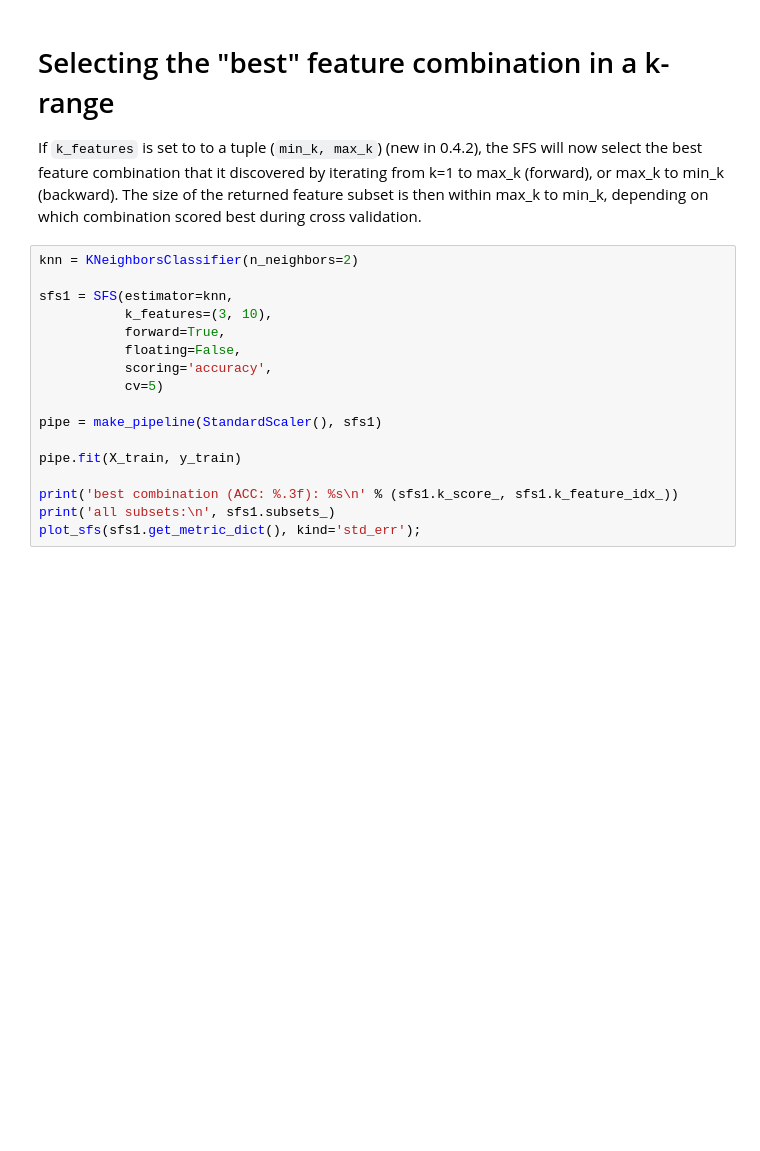
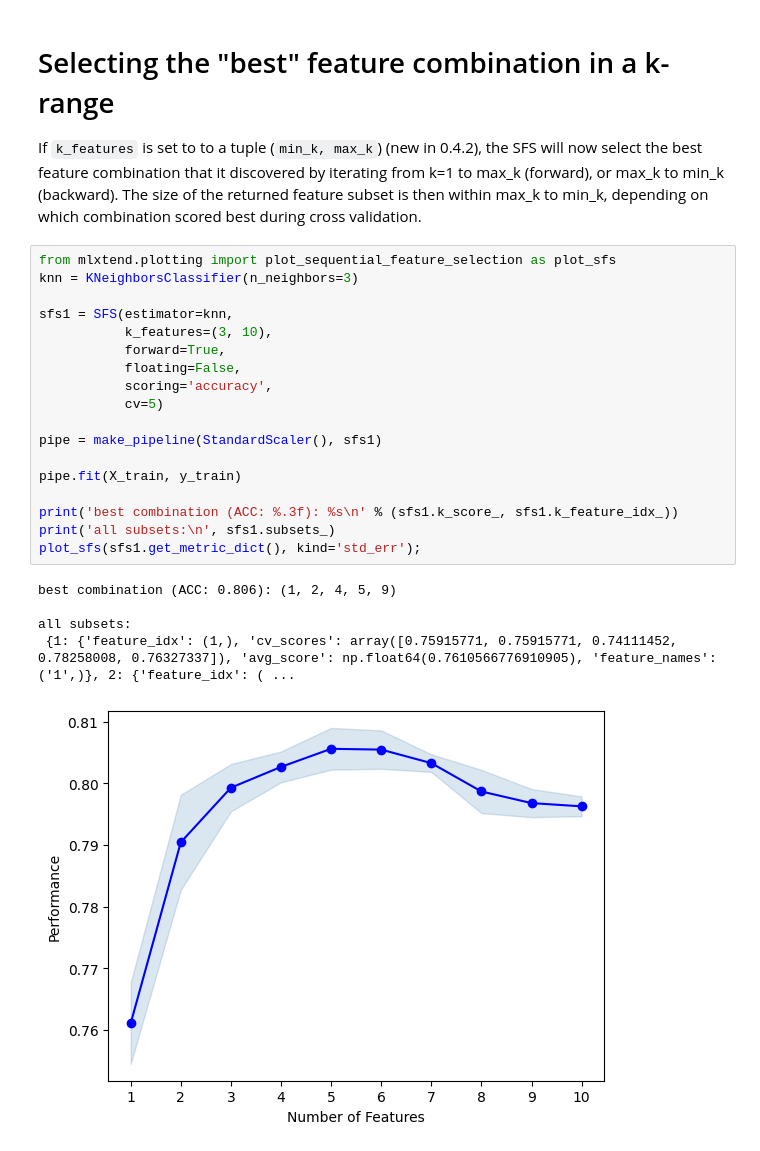
Before and after one commit to encoras/Artificial-Intelligence-Group, a Jupyter notebook: Feature_selection_Task_classifier_adult.ipynb, the cells around one changed output. Cells and saved outputs as stored; diff of their text form; blank space fills up the shorter version.

```diff
--- a/Feature_selection_Task_classifier_adult.ipynb
+++ b/Feature_selection_Task_classifier_adult.ipynb
@@ -399,19 +405,26 @@ pipe.set_params(**gs.best_params_).fit(X_train, y_train)
 # Selecting the "best" feature combination in a k-range
 If `k_features` is set to to a tuple (`min_k, max_k`) (new in 0.4.2), the SFS will now select the best feature combination that it discovered by iterating from k=1 to max_k (forward), or max_k to min_k (backward). The size of the returned feature subset is then within max_k to min_k, depending on which combination scored best during cross validation.
 # %%
-knn = KNeighborsClassifier(n_neighbors=2)
+from mlxtend.plotting import plot_sequential_feature_selection as plot_sfs
+knn = KNeighborsClassifier(n_neighbors=3)
 
 sfs1 = SFS(estimator=knn,
            k_features=(3, 10),
            forward=True,
            floating=False,
            scoring='accuracy',
            cv=5)
 
 pipe = make_pipeline(StandardScaler(), sfs1)
 
 pipe.fit(X_train, y_train)
 
 print('best combination (ACC: %.3f): %s\n' % (sfs1.k_score_, sfs1.k_feature_idx_))
 print('all subsets:\n', sfs1.subsets_)
 plot_sfs(sfs1.get_metric_dict(), kind='std_err');
+# %% [output]
+best combination (ACC: 0.806): (1, 2, 4, 5, 9)
+
+all subsets:
+ {1: {'feature_idx': (1,), 'cv_scores': array([0.75915771, 0.75915771, 0.74111452, 0.78258008, 0.76327337]), 'avg_score': np.float64(0.7610566776910905), 'feature_names': ('1',)}, 2: {'feature_idx': ( ...
+[figure, added]
```
Also changed, not shown: parts of 3 cells of this notebook.
